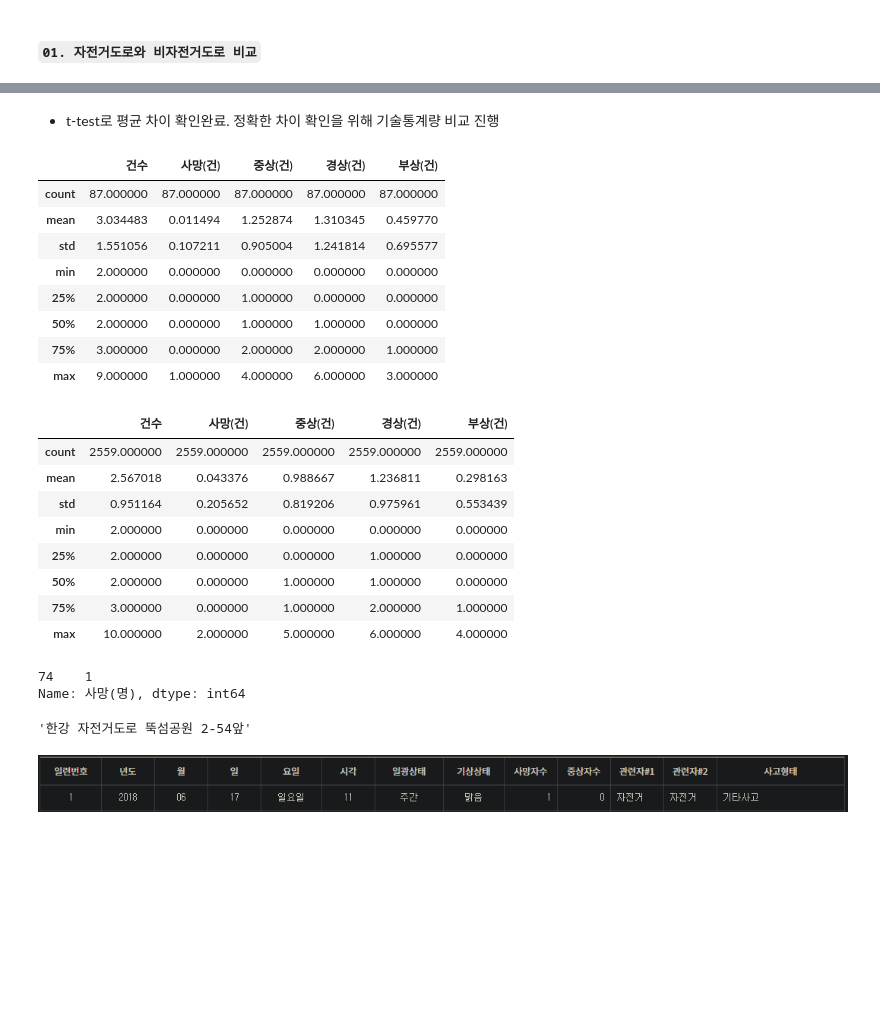
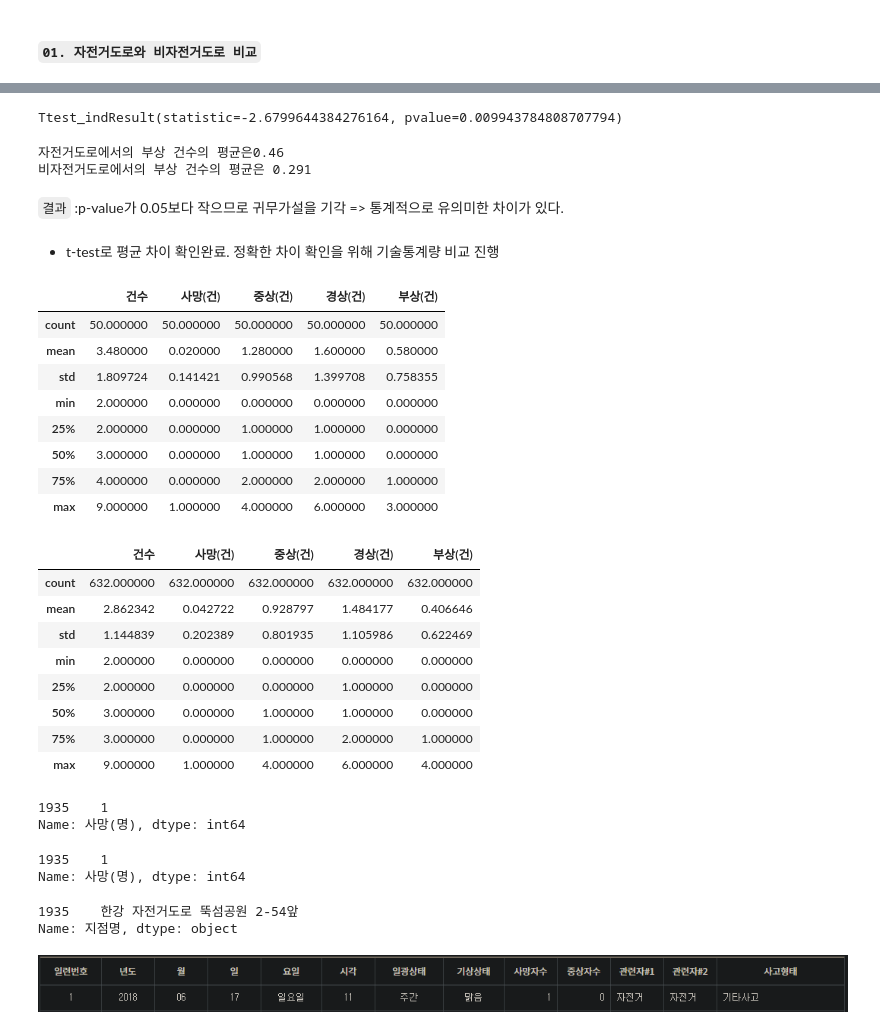
Before and after one commit to chestnut1717/BicycleAccident, a Jupyter notebook: bicycle_flow.ipynb, the cells around one changed output, grey strips where cells are left out. Saved outputs shown, nothing was run; the diff lists cells and outputs as text; code cells hidden in the pictures; blank space fills up the shorter version.

Commit message:
update (6/3)
t-test for Seoul bycicle, add graph for Daegu

```diff
--- a/bicycle_flow.ipynb
+++ b/bicycle_flow.ipynb
@@ -1101,0 +1109,7 @@ plt.show()
+# %%
+bicycle_filter_2 = df['지점명'].str.contains('자전거 도로',na=False)
+bicycle_2 = df[bicycle_filter_2]
+# %%
+bicycle = pd.concat([bicycle_1,bicycle_2])
+bicycle = bicycle.drop_duplicates()
+bicycle.duplicated().sum()
@@ -1102,12 +1134,2 @@ plt.show()
 # %% [markdown]
 #### `01. 자전거도로와 비자전거도로 비교`
-# %%
-# 자전거도로 df
-bicycle_filter_1 = df['지점명'].str.contains('자전거 도로', na=False) # 지점명 내의 글자에 자전거 도로가 있는 것들에 대한 필터
-df_1 = df[bicycle_filter_1] # 필터 적용
-
-bicycle_filter_2 = df['지점명'].str.contains('자전거도로', na=False) # 지점명 내의 글자에 자전거 도로가 있는 것들에 대한 필터
-df_2 = df[bicycle_filter_2] # 필터 적용
-
-bicycle = pd.concat([df_1, df_2]).drop_duplicates()  # 중복 제거하면서자전거도로, 자전거 도로 합치기
-bicycle.head()
@@ -1255,0 +1148,4 @@ f"비자전거도로에서의 부상 건수의 평균은 {not_bicycle.describe()
+# %%
+# 광역이 서울인 비자전거도로
+not_bicycle_seoul = not_bicycle[not_bicycle['광역'] == '서울']
+not_bicycle_seoul.shape
@@ -1256,41 +1227,59 @@ f"비자전거도로에서의 부상 건수의 평균은 {not_bicycle.describe()
+# %%
+stats.ttest_ind(not_bicycle_injury_3,bicycle_injury_3, equal_var = False)
+# %% [output]
+Ttest_indResult(statistic=-2.6799644384276164, pvalue=0.009943784808707794)
+# %%
+print(f"자전거도로에서의 부상 건수의 평균은{bicycle.describe()['부상(건)']['mean']:.3}\n"
+f"비자전거도로에서의 부상 건수의 평균은 {not_bicycle.describe()['부상(건)']['mean']:.3}")
+# %% [output]
+자전거도로에서의 부상 건수의 평균은0.46
+비자전거도로에서의 부상 건수의 평균은 0.291
+# %% [markdown]
+`결과` :p-value가 0.05보다 작으므로 귀무가설을 기각 => 통계적으로 유의미한 차이가 있다.
 # %% [markdown]
 - t-test로 평균 차이 확인완료. 정확한 차이 확인을 위해 기술통계량 비교 진행
 # %%
-#자전거도로 사고 건 기술통계량
-bicycle_road.iloc[:, -10:-5].describe()
+#서울 자전거도로 사고 건 기술통계량
+bicycle_seoul.iloc[:, -10:-5].describe()
 # %% [output]
 |  | 건수 | 사망(건) | 중상(건) | 경상(건) | 부상(건) |
-| count | 87.000000 | 87.000000 | 87.000000 | 87.000000 | 87.000000 |
-| mean | 3.034483 | 0.011494 | 1.252874 | 1.310345 | 0.459770 |
-| std | 1.551056 | 0.107211 | 0.905004 | 1.241814 | 0.695577 |
+| count | 50.000000 | 50.000000 | 50.000000 | 50.000000 | 50.000000 |
+| mean | 3.480000 | 0.020000 | 1.280000 | 1.600000 | 0.580000 |
+| std | 1.809724 | 0.141421 | 0.990568 | 1.399708 | 0.758355 |
 | min | 2.000000 | 0.000000 | 0.000000 | 0.000000 | 0.000000 |
-| 25% | 2.000000 | 0.000000 | 1.000000 | 0.000000 | 0.000000 |
-| 50% | 2.000000 | 0.000000 | 1.000000 | 1.000000 | 0.000000 |
-| 75% | 3.000000 | 0.000000 | 2.000000 | 2.000000 | 1.000000 |
+| 25% | 2.000000 | 0.000000 | 1.000000 | 1.000000 | 0.000000 |
+| 50% | 3.000000 | 0.000000 | 1.000000 | 1.000000 | 0.000000 |
+| 75% | 4.000000 | 0.000000 | 2.000000 | 2.000000 | 1.000000 |
 | max | 9.000000 | 1.000000 | 4.000000 | 6.000000 | 3.000000 |
 # %%
-# 비자전거도로 사고 건 기술통계량
-not_bicycle_road.iloc[:, -10:-5].describe()
+# 서울 비자전거도로 사고 건 기술통계량
+not_bicycle_seoul.iloc[:, -10:-5].describe()
 # %% [output]
 |  | 건수 | 사망(건) | 중상(건) | 경상(건) | 부상(건) |
-| count | 2559.000000 | 2559.000000 | 2559.000000 | 2559.000000 | 2559.000000 |
-| mean | 2.567018 | 0.043376 | 0.988667 | 1.236811 | 0.298163 |
-| std | 0.951164 | 0.205652 | 0.819206 | 0.975961 | 0.553439 |
+| count | 632.000000 | 632.000000 | 632.000000 | 632.000000 | 632.000000 |
+| mean | 2.862342 | 0.042722 | 0.928797 | 1.484177 | 0.406646 |
+| std | 1.144839 | 0.202389 | 0.801935 | 1.105986 | 0.622469 |
 | min | 2.000000 | 0.000000 | 0.000000 | 0.000000 | 0.000000 |
 | 25% | 2.000000 | 0.000000 | 0.000000 | 1.000000 | 0.000000 |
-| 50% | 2.000000 | 0.000000 | 1.000000 | 1.000000 | 0.000000 |
+| 50% | 3.000000 | 0.000000 | 1.000000 | 1.000000 | 0.000000 |
 | 75% | 3.000000 | 0.000000 | 1.000000 | 2.000000 | 1.000000 |
-| max | 10.000000 | 2.000000 | 5.000000 | 6.000000 | 4.000000 |
+| max | 9.000000 | 1.000000 | 4.000000 | 6.000000 | 4.000000 |
 # %%
-death_in_bicycle_road = bicycle_road.loc[(bicycle_road['사망(건)'] != 0) | (bicycle_road['사망(명)'] != 0), '사망(명)']
+death_in_bicycle_road = bicycle_seoul.loc[(bicycle_seoul['사망(건)'] != 0) | (bicycle_seoul['사망(명)'] != 0), '사망(명)']
 death_in_bicycle_road
 # %% [output]
-74    1
+1935    1
 Name: 사망(명), dtype: int64
+# %%
+death_in_bicycle_road
+# %% [output]
+1935    1
+Name: 사망(명), dtype: int64
 # %%
-bicycle_road['지점명'][74]
+df['지점명'][death_in_bicycle_road.index]
 # %% [output]
-'한강 자전거도로 뚝섬공원 2-54앞'
+1935    한강 자전거도로 뚝섬공원 2-54앞
+Name: 지점명, dtype: object
 # %%
 from IPython.display import Image
 Image("pic/한강 자전거도로 뚝섬공원 2-54앞.png")
```
Also changed, not shown: parts of 88 cells of this notebook.
